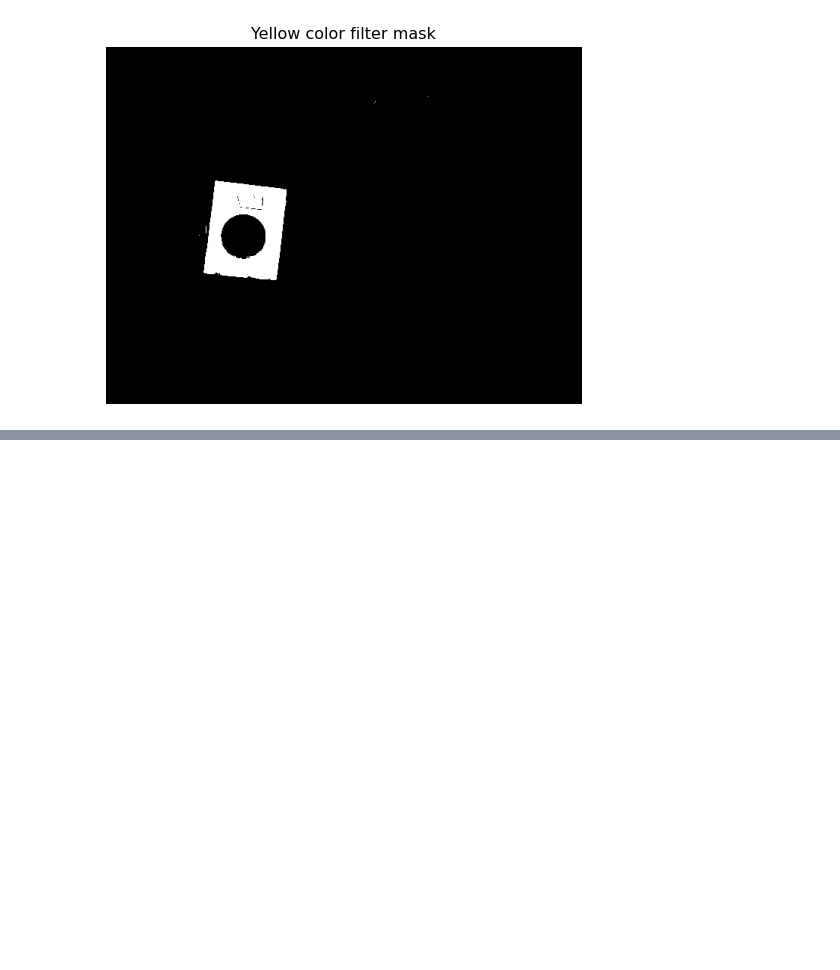
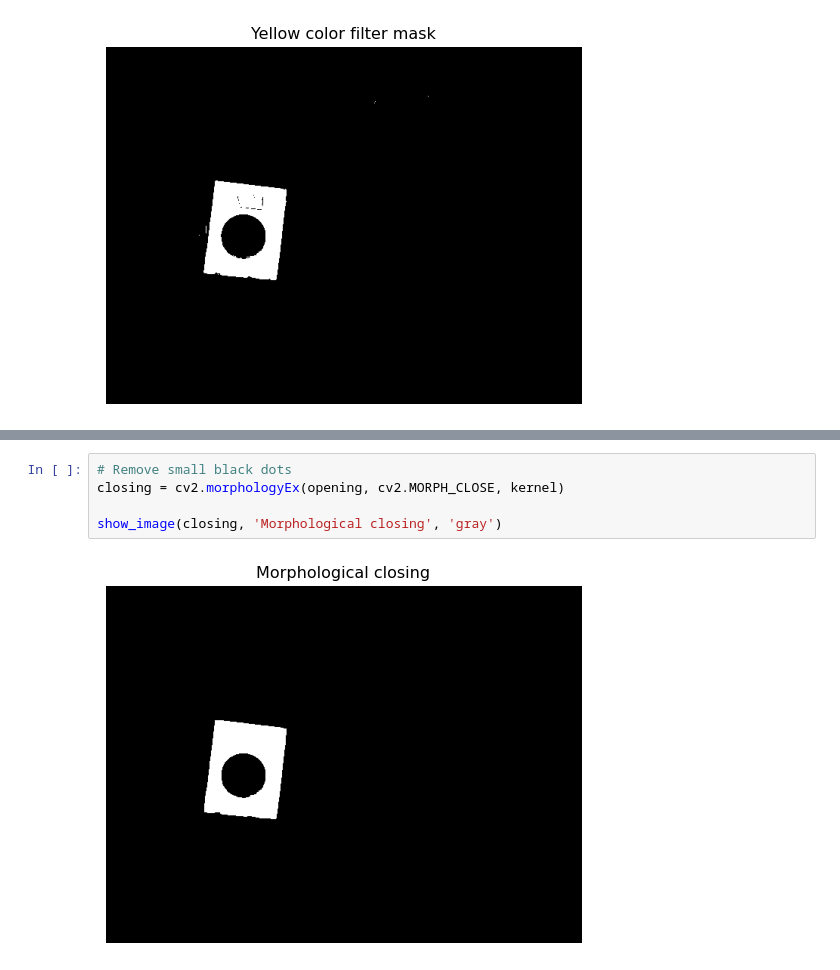
Before and after one commit to shahzadahsan97/Object_recognition_using_feature_matching, a Jupyter notebook: ORUFM.ipynb, the cells around one changed output, grey strips where cells are left out. Drawn from its saved outputs; the diff is of its cells as text; blank space fills up the shorter version.

```diff
--- a/ORUFM.ipynb
+++ b/ORUFM.ipynb
@@ -42,0 +51,7 @@ show_image(mask, 'Yellow color filter mask', 'gray')
+# %%
+# Remove small black dots
+closing = cv2.morphologyEx(opening, cv2.MORPH_CLOSE, kernel)
+
+show_image(closing, 'Morphological closing', 'gray')
+# %% [output]
+[figure, added]
```
Also changed, not shown: parts of 2 cells of this notebook.
